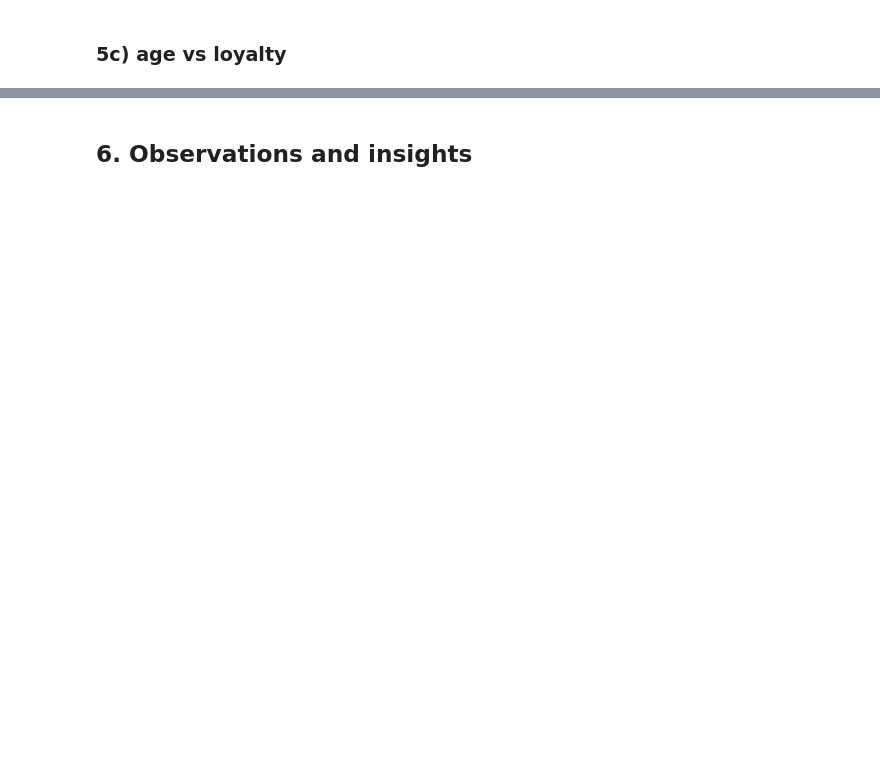
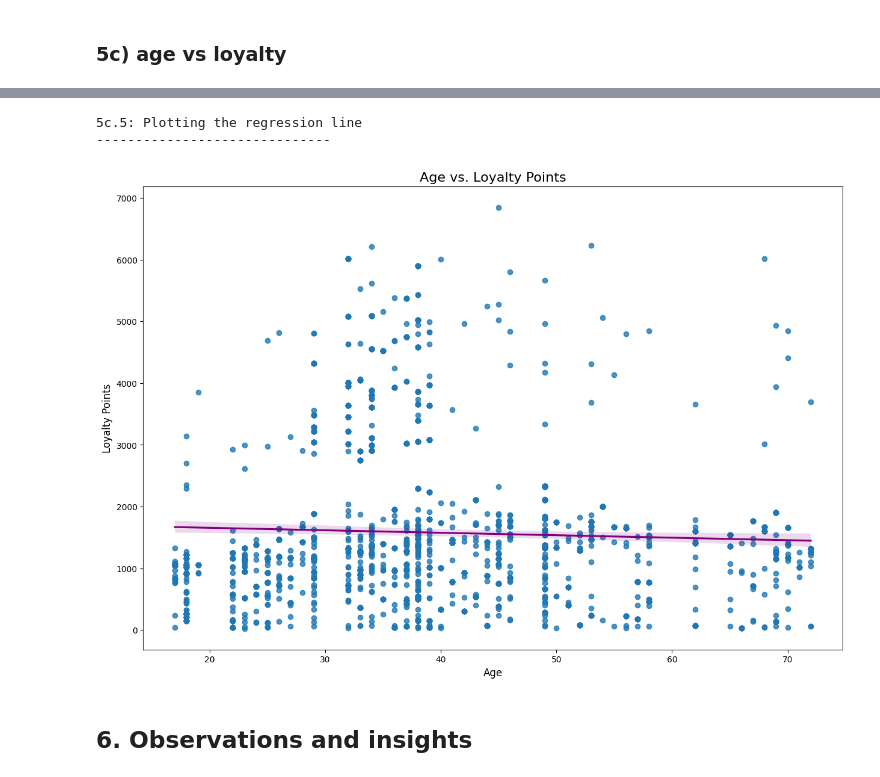
Before and after one commit to totoberni/LSE_DA301_BP, a Jupyter notebook: Python/Berni_Alberto_DA301_Assignment_Notebook.ipynb, the cells around one changed output, grey strips where cells are left out. Drawn from its saved outputs; the diff is of its cells as text; code cells hidden in the pictures; blank space fills up the shorter version.

```diff
--- a/Python/Berni_Alberto_DA301_Assignment_Notebook.ipynb
+++ b/Python/Berni_Alberto_DA301_Assignment_Notebook.ipynb
@@ -157,3 +675,18 @@ from statsmodels.formula.api import ols
+# %%
+# 5c.5: Plot the linear regression
+print("5c.5: Plotting the regression line")
+print("-"*30)
+# Use seaborn's regplot to visualize the relationship
+sns.regplot(x='age', y='loyaltyPoints', data=rdf3,
+            line_kws={"color": "purple"})
+plt.title('Age vs. Loyalty Points', fontsize=16)
+plt.xlabel('Age', fontsize=12)
+plt.ylabel('Loyalty Points', fontsize=12)
+plt.show()
+# %% [output]
+5c.5: Plotting the regression line
+------------------------------
+[figure, added]
 # %% [markdown]
 ## 6. Observations and insights
 # %% [markdown]
```
Also changed, not shown: parts of 42 cells of this notebook.
